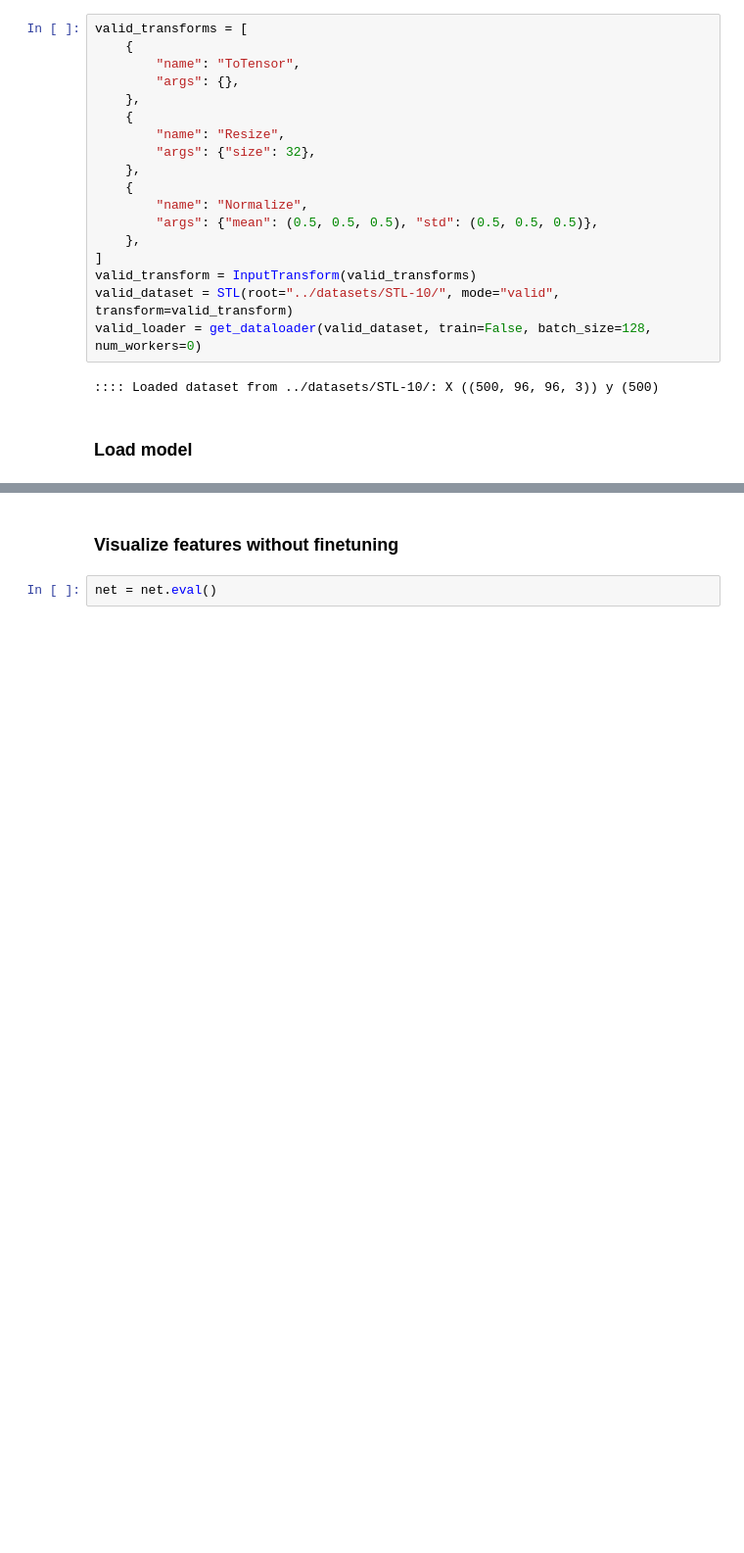
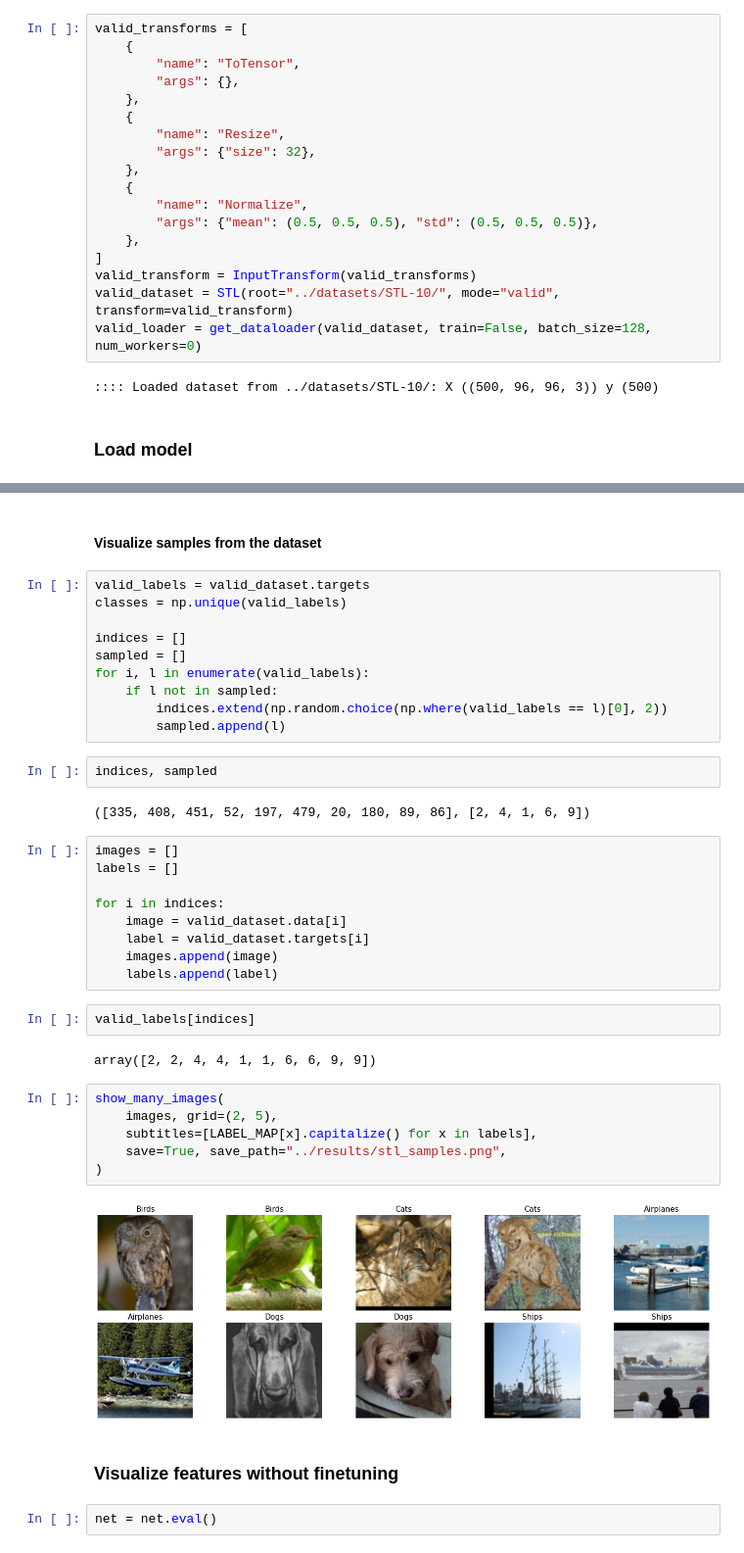
Before and after one commit to bpiyush/CV1labs, a Jupyter notebook: labfinal2/experiments/cnn_finetuning.ipynb, the cells around one changed output, grey strips where cells are left out. Shown at 98% size. Drawn from its saved outputs; the diff is of its cells as text; blank space fills up the shorter version.

```diff
--- a/labfinal2/experiments/cnn_finetuning.ipynb
+++ b/labfinal2/experiments/cnn_finetuning.ipynb
@@ -59,3 +61,40 @@ net = ConvNet(
+# %% [markdown]
+#### Visualize samples from the dataset
+# %%
+valid_labels = valid_dataset.targets
+classes = np.unique(valid_labels)
+
+indices = []
+sampled = []
+for i, l in enumerate(valid_labels):
+    if l not in sampled:
+        indices.extend(np.random.choice(np.where(valid_labels == l)[0], 2))
+        sampled.append(l)
+# %%
+indices, sampled
+# %% [output]
+([335, 408, 451, 52, 197, 479, 20, 180, 89, 86], [2, 4, 1, 6, 9])
+# %%
+images = []
+labels = []
+
+for i in indices:
+    image = valid_dataset.data[i]
+    label = valid_dataset.targets[i]
+    images.append(image)
+    labels.append(label)
+# %%
+valid_labels[indices]
+# %% [output]
+array([2, 2, 4, 4, 1, 1, 6, 6, 9, 9])
+# %%
+show_many_images(
+    images, grid=(2, 5),
+    subtitles=[LABEL_MAP[x].capitalize() for x in labels],
+    save=True, save_path="../results/stl_samples.png",
+)
+# %% [output]
+[figure, added]
 # %% [markdown]
 ### Visualize features without finetuning
 # %%
```
Also changed, not shown: parts of 30 cells of this notebook, 3 other files.
